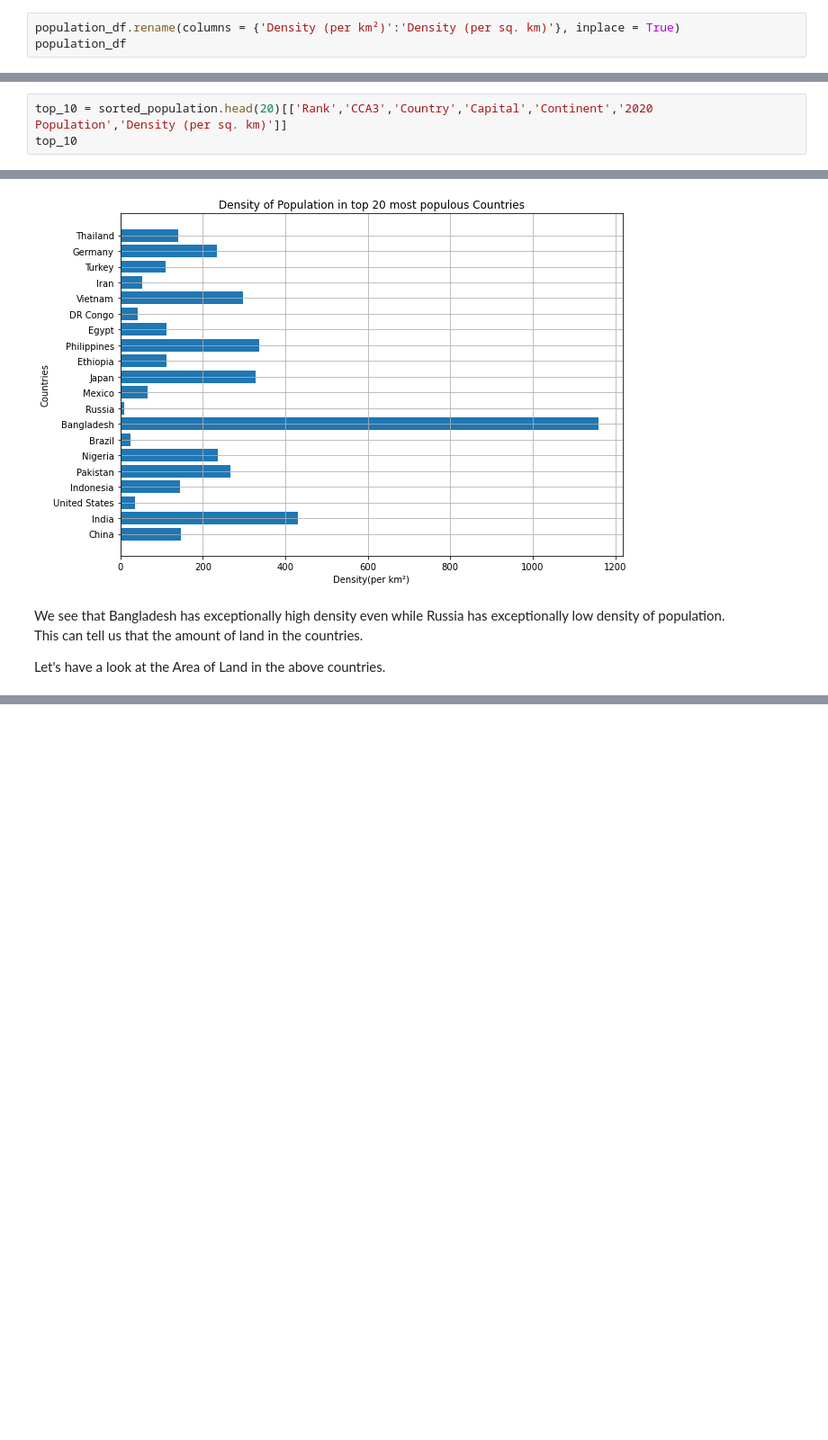
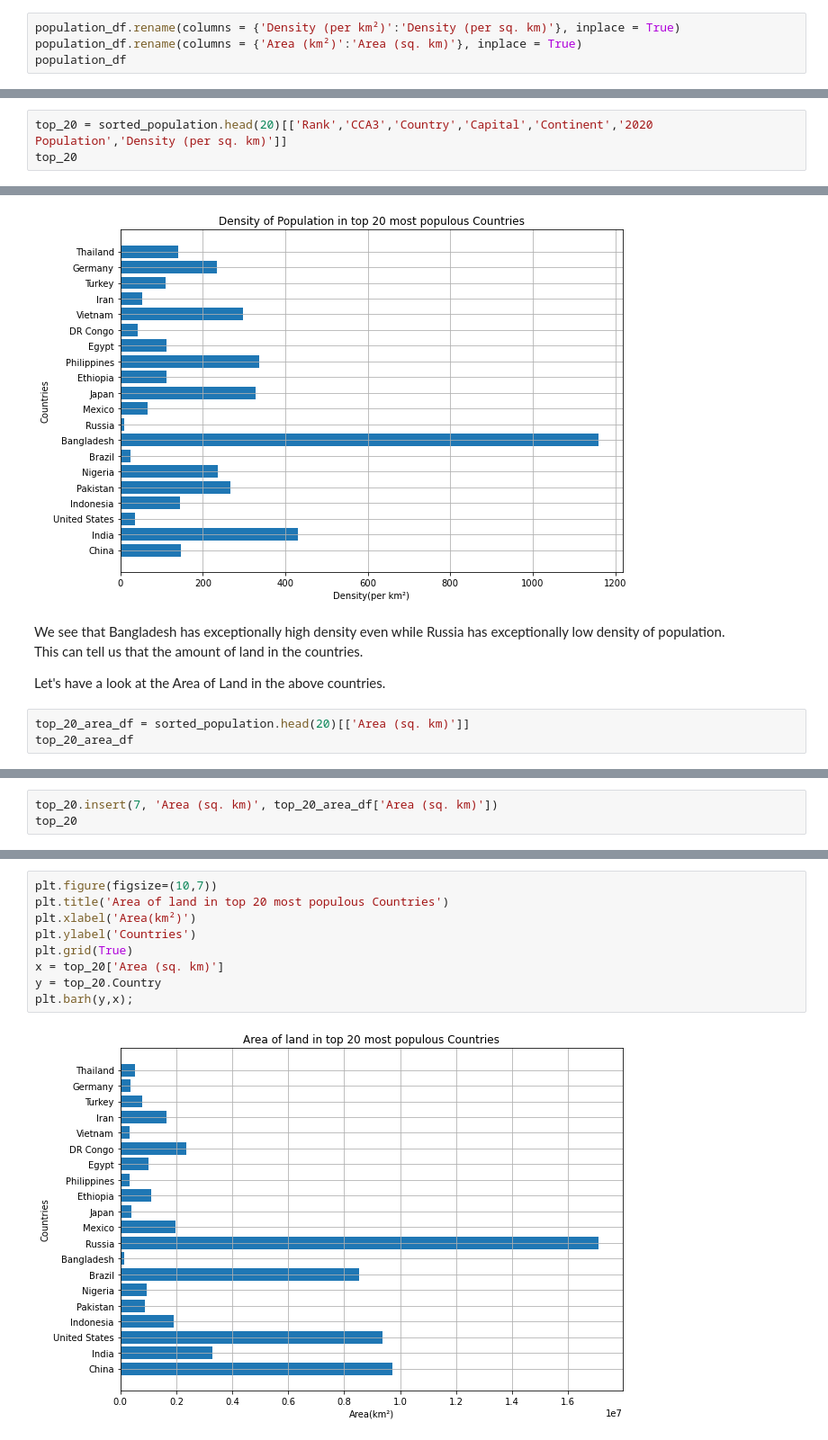
Before and after one commit to sankhadeepriju/Towards-Python-Data-Analysis, a Jupyter notebook: Data-Analysis World Population(1970-2022)[A Beginner's Approach]/world-population-data-analysis-beginner.ipynb, the cells around one changed output, grey strips where cells are left out. Shown: that part at 90% size. Saved outputs shown, nothing was run; the diff lists cells and outputs as text; blank space fills up the shorter version.

```diff
--- a/Data-Analysis World Population(1970-2022)[A Beginner's Approach]/world-population-data-analysis-beginner.ipynb
+++ b/Data-Analysis World Population(1970-2022)[A Beginner's Approach]/world-population-data-analysis-beginner.ipynb
@@ -67,6 +70,7 @@ dtypes: float64(3), int64(10), object(4)
 memory usage: 31.2+ KB
 # %%
 population_df.rename(columns = {'Density (per km²)':'Density (per sq. km)'}, inplace = True)
+population_df.rename(columns = {'Area (km²)':'Area (sq. km)'}, inplace = True)
 population_df
 # %% [output]
 |  | Rank | CCA3 | Country | Capital | Continent | 2022 Population | 2020 Population | 2015 Population | ... |
@@ -117,6 +121,6 @@ The country with the highest population is China and the country with the least
 # %%
-top_10 = sorted_population.head(20)[['Rank','CCA3','Country','Capital','Continent','2020 Population','Density (per sq. km)']]
-top_10
+top_20 = sorted_population.head(20)[['Rank','CCA3','Country','Capital','Continent','2020 Population','Density (per sq. km)']]
+top_20
 # %% [output]
 |  | Rank | CCA3 | Country | Capital | Continent | 2020 Population | Density (per sq. km) |
 | 0 | 1 | CHN | China | Beijing | Asia | 1424929781 | 146.8933 |
@@ -175,3 +179,6 @@ plt.barh(y,x);
 We see that Bangladesh has exceptionally high density even while Russia has exceptionally low density of population.<br />This can tell us that the amount of land in the countries.
 
 Let's have a look at the Area of Land in the above countries.
+# %%
+top_20_area_df = sorted_population.head(20)[['Area (sq. km)']]
+top_20_area_df
@@ -177,0 +205,3 @@ Let's have a look at the Area of Land in the above countries.
+# %%
+top_20.insert(7, 'Area (sq. km)', top_20_area_df['Area (sq. km)'])
+top_20
@@ -177,0 +226,11 @@ Let's have a look at the Area of Land in the above countries.
+# %%
+plt.figure(figsize=(10,7))
+plt.title('Area of land in top 20 most populous Countries')
+plt.xlabel('Area(km²)')
+plt.ylabel('Countries')
+plt.grid(True)
+x = top_20['Area (sq. km)']
+y = top_20.Country
+plt.barh(y,x);
+# %% [output]
+[figure, added]
```
Also changed, not shown: parts of 23 cells of this notebook.
